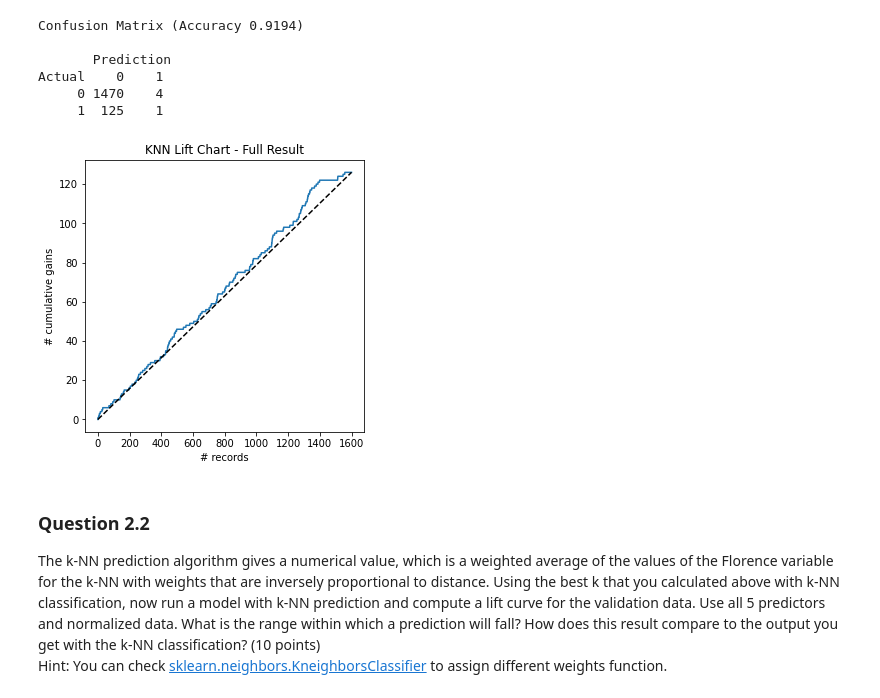
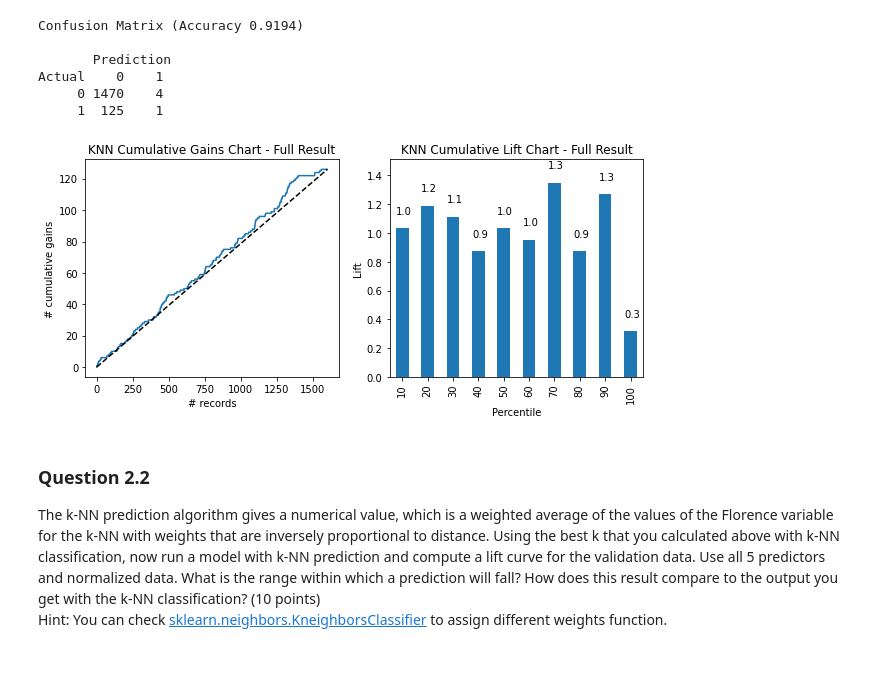
Before and after one commit to zachfreitas/ADS_505_Applied_Data_Sci_for_Business-, a Jupyter notebook: Module_1/Assignment_1/Assignment_1_1.ipynb, the cells around one changed output. Cells and saved outputs as stored; diff of their text form; code cells hidden in the pictures; blank space fills up the shorter version.

```diff
--- a/Module_1/Assignment_1/Assignment_1_1.ipynb
+++ b/Module_1/Assignment_1/Assignment_1_1.ipynb
@@ -283,13 +285,17 @@ Confusion Matrix (Accuracy 0.9194)
 Actual    0    1
      0 1470    4
      1  125    1
-# %%
-# Lift Chart
-ax0 = gainsChart(full_result.actual, figsize=[5, 5])
-ax0.set_title('KNN Lift Chart - Full Result')
-plt.show()
-# %% [output]
-[figure, removed]
+# %%
+# Gains and Lift Chart
+fig, axes = plt.subplots(nrows=1, ncols=2, figsize=(10, 4))
+gainsChart(full_result.actual, ax=axes[0])
+liftChart(full_result.actual, title=False, ax=axes[1])
+axes[0].set_title('KNN Cumulative Gains Chart - Full Result')
+axes[1].set_title('KNN Cumulative Lift Chart - Full Result')
+
+plt.show()
+# %% [output]
+[figure, added]
 # %% [markdown]
 ### Question 2.2
 The k-NN prediction algorithm gives a numerical value, which is a weighted
```
Also changed, not shown: parts of 8 cells of this notebook.
